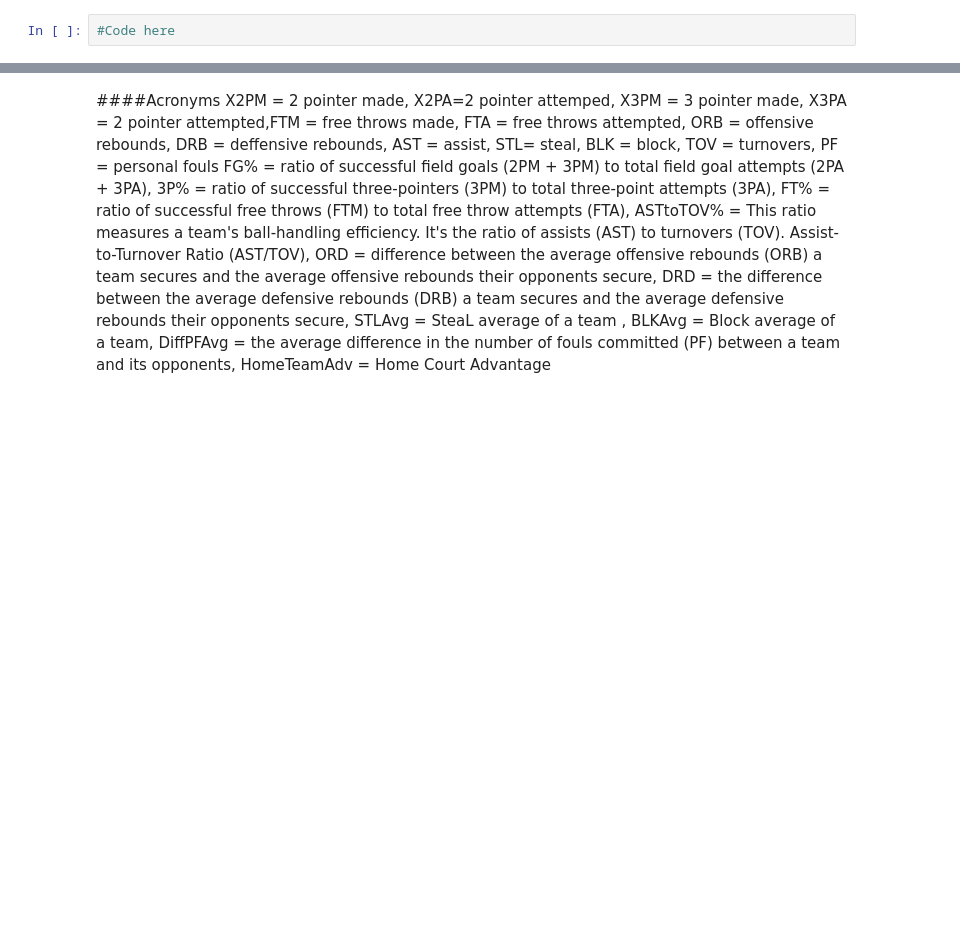
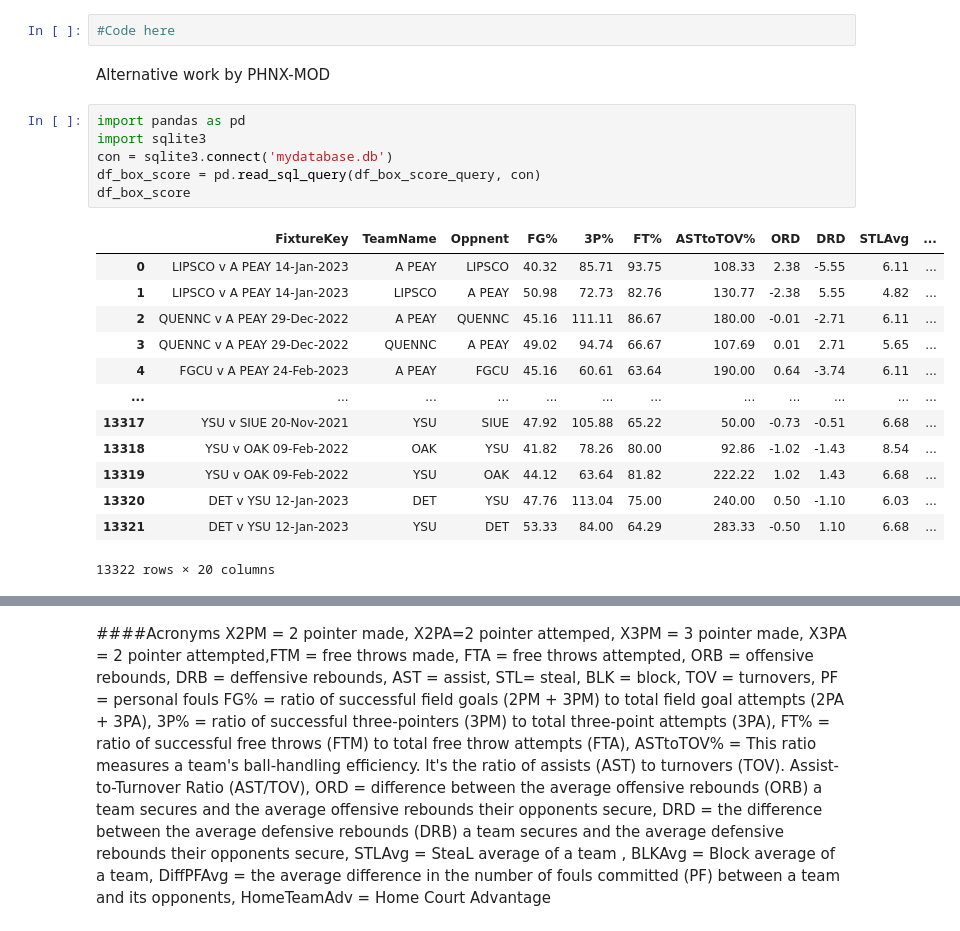
Before and after one commit to PHNX-MOD/Machine_Learning_sport_Model, a Jupyter notebook: main.ipynb, the cells around one changed output, grey strips where cells are left out. Saved outputs shown, nothing was run; the diff lists cells and outputs as text; blank space fills up the shorter version.

Commit message:
added py code PHNX-MOD version

```diff
--- a/main.ipynb
+++ b/main.ipynb
@@ -148,3 +159,25 @@ def findDay(date):
 con.close()  #close the connnection
 # %%
 #Code here
+# %% [markdown]
+Alternative work by PHNX-MOD
+# %%
+import pandas as pd
+import sqlite3
+con = sqlite3.connect('mydatabase.db')
+df_box_score = pd.read_sql_query(df_box_score_query, con)
+df_box_score
+# %% [output]
+|  | FixtureKey | TeamName | Oppnent | FG% | 3P% | FT% | ASTtoTOV% | ORD | DRD | STLAvg | ... |
+| 0 | LIPSCO v A PEAY 14-Jan-2023 | A PEAY | LIPSCO | 40.32 | 85.71 | 93.75 | 108.33 | 2.38 | -5.55 | 6.11 | ... |
+| 1 | LIPSCO v A PEAY 14-Jan-2023 | LIPSCO | A PEAY | 50.98 | 72.73 | 82.76 | 130.77 | -2.38 | 5.55 | 4.82 | ... |
+| 2 | QUENNC v A PEAY 29-Dec-2022 | A PEAY | QUENNC | 45.16 | 111.11 | 86.67 | 180.00 | -0.01 | -2.71 | 6.11 | ... |
+| 3 | QUENNC v A PEAY 29-Dec-2022 | QUENNC | A PEAY | 49.02 | 94.74 | 66.67 | 107.69 | 0.01 | 2.71 | 5.65 | ... |
+| 4 | FGCU v A PEAY 24-Feb-2023 | A PEAY | FGCU | 45.16 | 60.61 | 63.64 | 190.00 | 0.64 | -3.74 | 6.11 | ... |
+| ... | ... | ... | ... | ... | ... | ... | ... | ... | ... | ... | ... |
+| 13317 | YSU v SIUE 20-Nov-2021 | YSU | SIUE | 47.92 | 105.88 | 65.22 | 50.00 | -0.73 | -0.51 | 6.68 | ... |
+| 13318 | YSU v OAK 09-Feb-2022 | OAK | YSU | 41.82 | 78.26 | 80.00 | 92.86 | -1.02 | -1.43 | 8.54 | ... |
+| 13319 | YSU v OAK 09-Feb-2022 | YSU | OAK | 44.12 | 63.64 | 81.82 | 222.22 | 1.02 | 1.43 | 6.68 | ... |
+| 13320 | DET v YSU 12-Jan-2023 | DET | YSU | 47.76 | 113.04 | 75.00 | 240.00 | 0.50 | -1.10 | 6.03 | ... |
+| 13321 | DET v YSU 12-Jan-2023 | YSU | DET | 53.33 | 84.00 | 64.29 | 283.33 | -0.50 | 1.10 | 6.68 | ... |
+13322 rows × 20 columns
```
Also changed, not shown: parts of 4 cells of this notebook.
